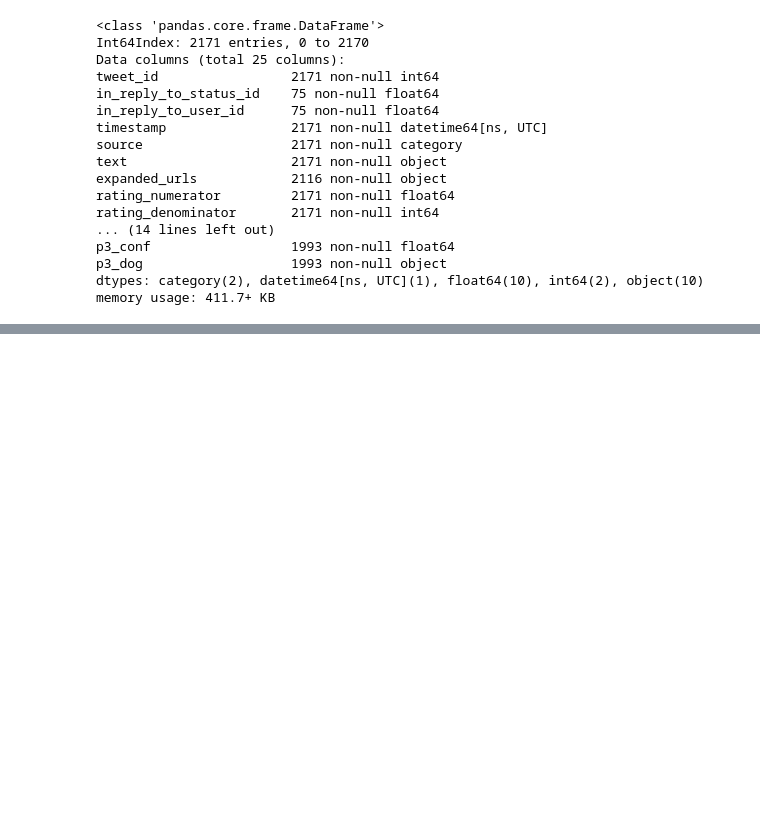
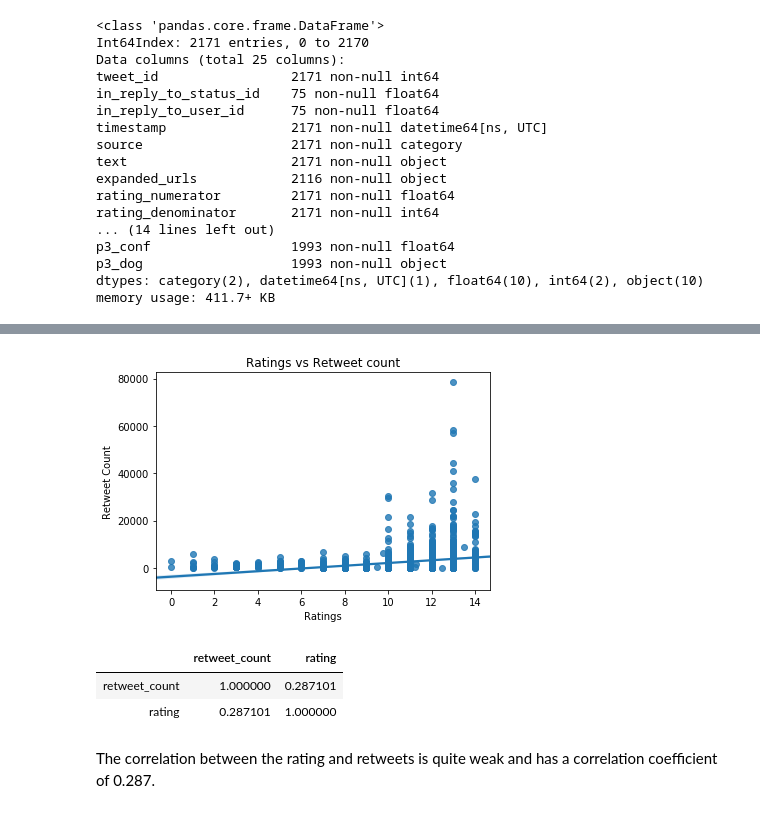
Before and after one commit to srinivasayer4/Udacity-WeRateDogs-project, a Jupyter notebook: Udacity Project_We Rate Dogs Analysis.ipynb, the cells around one changed output, grey strips where cells are left out. Cells and saved outputs as stored; diff of their text form; code cells hidden in the pictures; blank space fills up the shorter version.

```diff
--- a/Udacity Project_We Rate Dogs Analysis.ipynb
+++ b/Udacity Project_We Rate Dogs Analysis.ipynb
@@ -849,0 +897,21 @@ memory usage: 411.7+ KB
+# %%
+# Taking only ratings that were reviewed seriously and are below 15
+master_c = master.query('rating<15')
+# %%
+# Finding the correlation between ratings and retweets
+
+sns.regplot(y= master_c.retweet_count, x= master_c.rating)
+plt.xlabel('Ratings')
+plt.ylabel('Retweet Count')
+plt.title('Ratings vs Retweet count');
+# %% [output]
+[figure, added]
+# %%
+#Finding Peearson's coefficient of correlation
+master_c[['retweet_count', 'rating']].corr()
+# %% [output]
+|  | retweet_count | rating |
+| retweet_count | 1.000000 | 0.287101 |
+| rating | 0.287101 | 1.000000 |
+# %% [markdown]
+The correlation between the rating and retweets is quite weak and has a correlation coefficient of 0.287.
```
Also changed, not shown: parts of 21 cells of this notebook.
